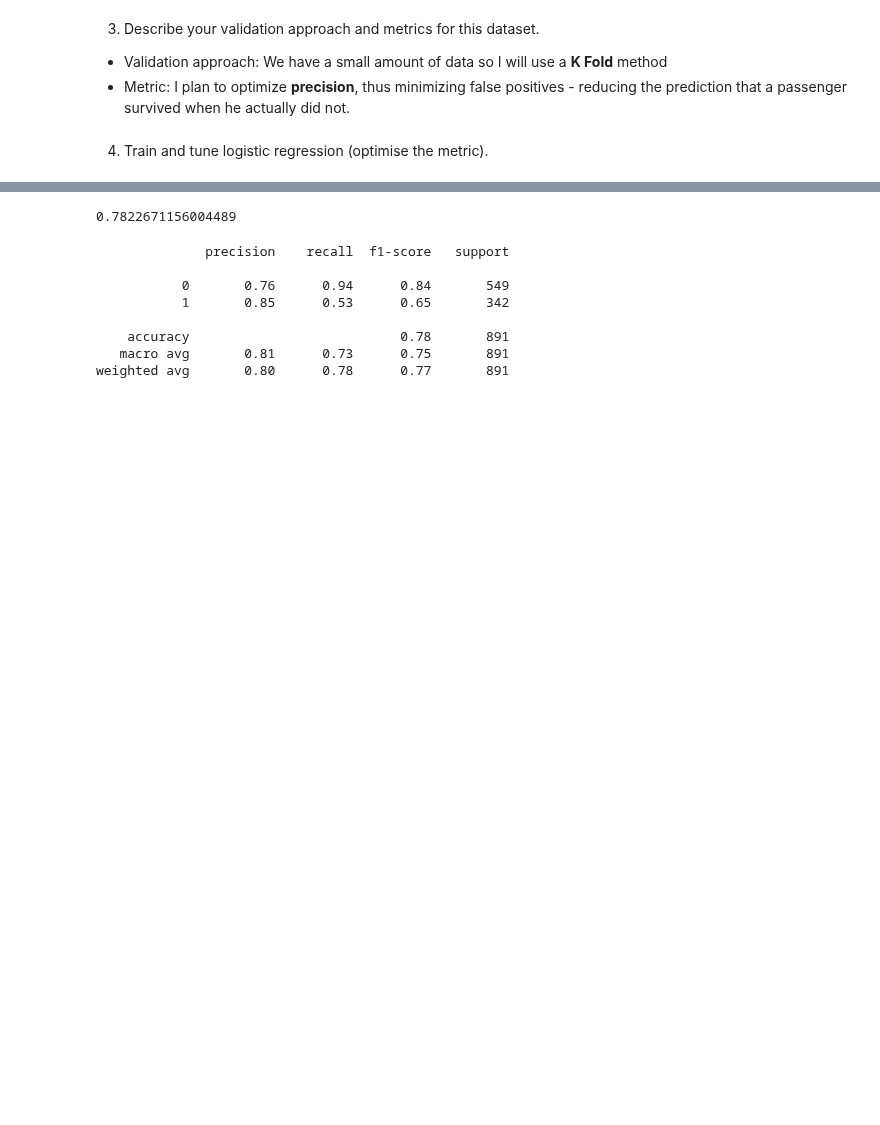
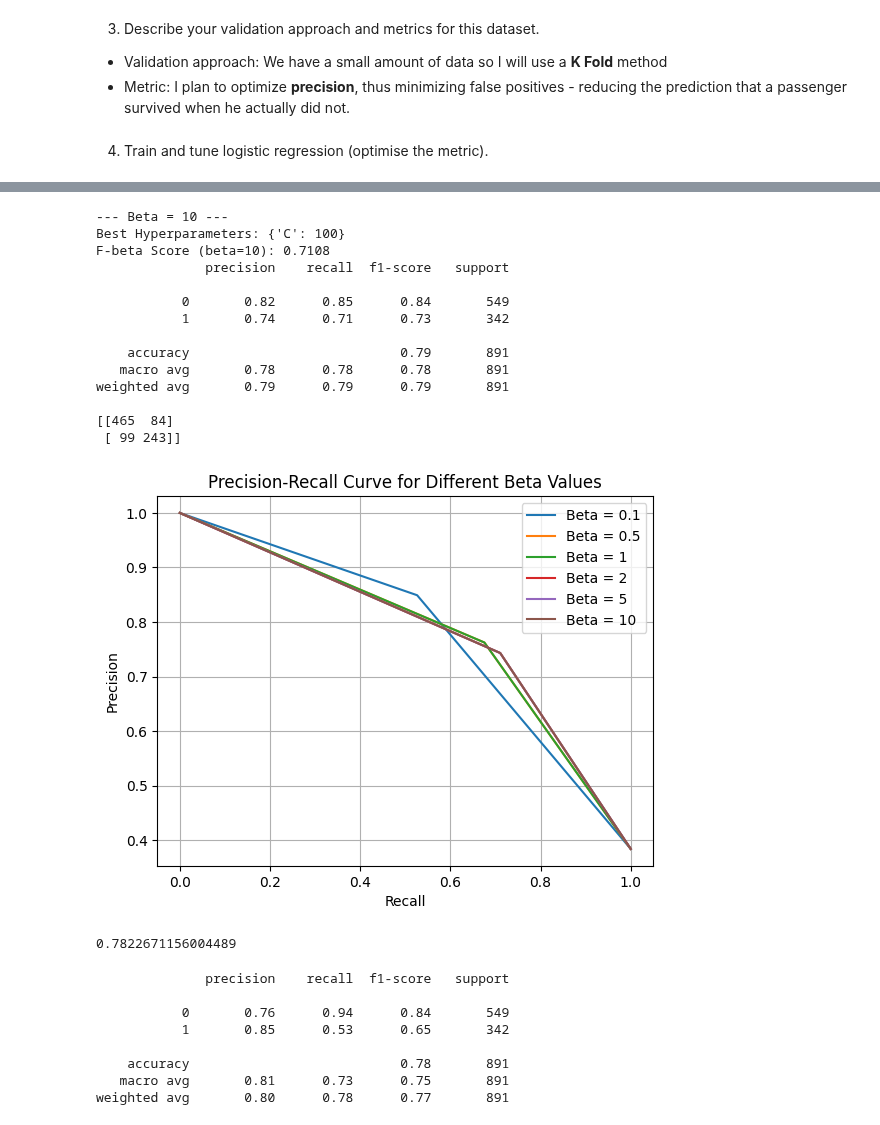
Before and after one commit to reesha-rsh/MLb4, a Jupyter notebook: Homework/Homework_7_Decision_Trees.ipynb, the cells around one changed output, grey strips where cells are left out. Cells and saved outputs as stored; diff of their text form; code cells hidden in the pictures; blank space fills up the shorter version.

```diff
--- a/Homework/Homework_7_Decision_Trees.ipynb
+++ b/Homework/Homework_7_Decision_Trees.ipynb
@@ -170,0 +191,64 @@ Precision on Full Data: 0.8490566037735849
+# %%
+import numpy as np
+import matplotlib.pyplot as plt
+from sklearn.model_selection import StratifiedKFold, GridSearchCV
+from sklearn.linear_model import LogisticRegression
+from sklearn.metrics import make_scorer, fbeta_score, precision_recall_curve
+from sklearn import metrics
+
+# Assuming you have titanic_features and titanic_label as the feature and label data
+
+# Define the logistic regression model
+classifier = LogisticRegression()
+
+# Define the hyperparameter grid
+params = dict(C=[100, 10, 1, 0.1, 0.01, 0.001, 0.0001])
+
+# Initialize the StratifiedKFold object for cross-validation
+skf = StratifiedKFold(n_splits=5, shuffle=True, random_state=42)
+
+# Define the beta values for the F-beta score
+beta_values = [0.1, 0.5, 1, 2, 5, 10]
+
+# Perform hyperparameter tuning with GridSearchCV and F-beta scoring
+for beta in beta_values:
+    # Define the custom scoring function with the current beta value
+    custom_scorer = make_scorer(fbeta_score, beta=beta)
+
+    # Initialize the GridSearchCV object with the custom scoring function
+    grid_search = GridSearchCV(classifier, param_grid=params, scoring=custom_scorer, cv=skf)
+
+    # Perform grid search with K-fold cross-validation to find the best hyperparameters
+    grid_search.fit(titanic_features, titanic_label)
+
+    # Get the best hyperparameters and the corresponding model
+    best_params = grid_search.best_params_
+    best_model = grid_search.best_estimator_
+
+    # Train the model with the best hyperparameters on the full data
+    best_model.fit(titanic_features, titanic_label)
+
+    # Make predictions on the test set
+    y_pred = best_model.predict(titanic_features)
+
+    # Calculate the F-beta score with the specified beta value
+    fbeta = fbeta_score(titanic_label, y_pred, beta=beta)
+
+    # Print the results for the current beta value
+    print(f"--- Beta = {beta} ---")
+    print("Best Hyperparameters:", best_params)
+    print("F-beta Score (beta={}): {:.4f}".format(beta, fbeta))
+    print(metrics.classification_report(titanic_label, y_pred))
+    print(metrics.confusion_matrix(titanic_label, y_pred))
+
+    # Plot the precision-recall curve for the current beta value
+    precision, recall, _ = precision_recall_curve(titanic_label, y_pred)
+    plt.plot(recall, precision, label=f'Beta = {beta}')
+
+plt.xlabel('Recall')
+plt.ylabel('Precision')
+plt.title('Precision-Recall Curve for Different Beta Values')
+plt.legend()
+plt.grid(True)
+plt.show()
+# %% [output]
@@ -171 +427,16 @@ Precision on Full Data: 0.8490566037735849
+--- Beta = 10 ---
+Best Hyperparameters: {'C': 100}
+F-beta Score (beta=10): 0.7108
+              precision    recall  f1-score   support
+
+           0       0.82      0.85      0.84       549
+           1       0.74      0.71      0.73       342
+
+    accuracy                           0.79       891
+   macro avg       0.78      0.78      0.78       891
+weighted avg       0.79      0.79      0.79       891
+
+[[465  84]
+ [ 99 243]]
+[figure, added]
 # %%
```
Also changed, not shown: parts of 4 cells of this notebook.
